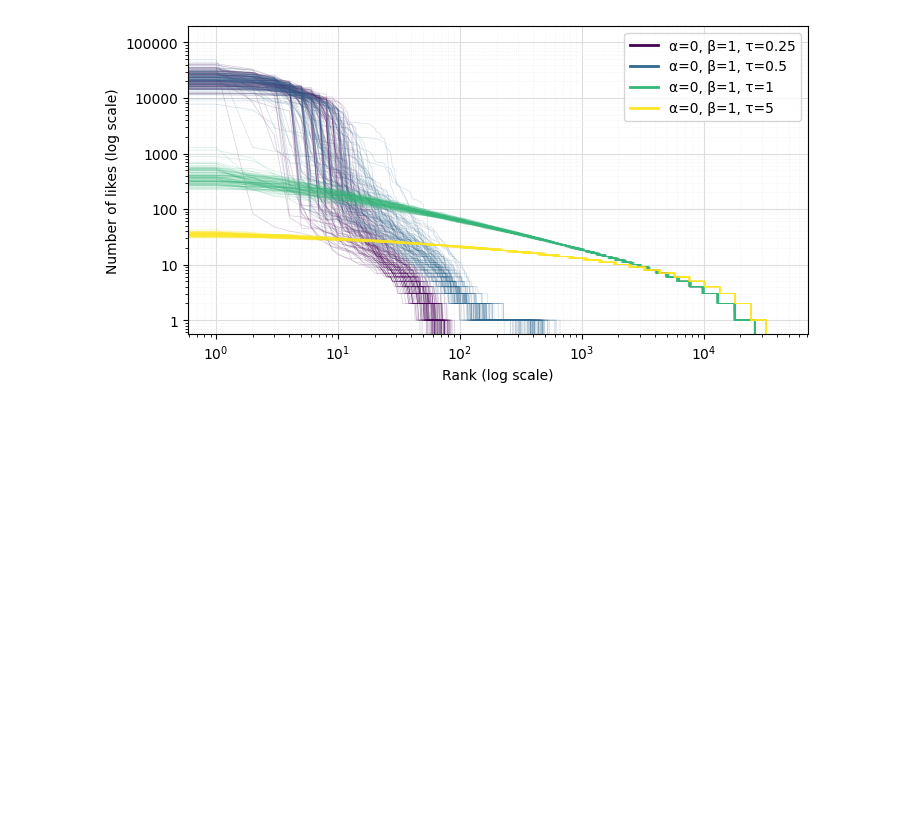
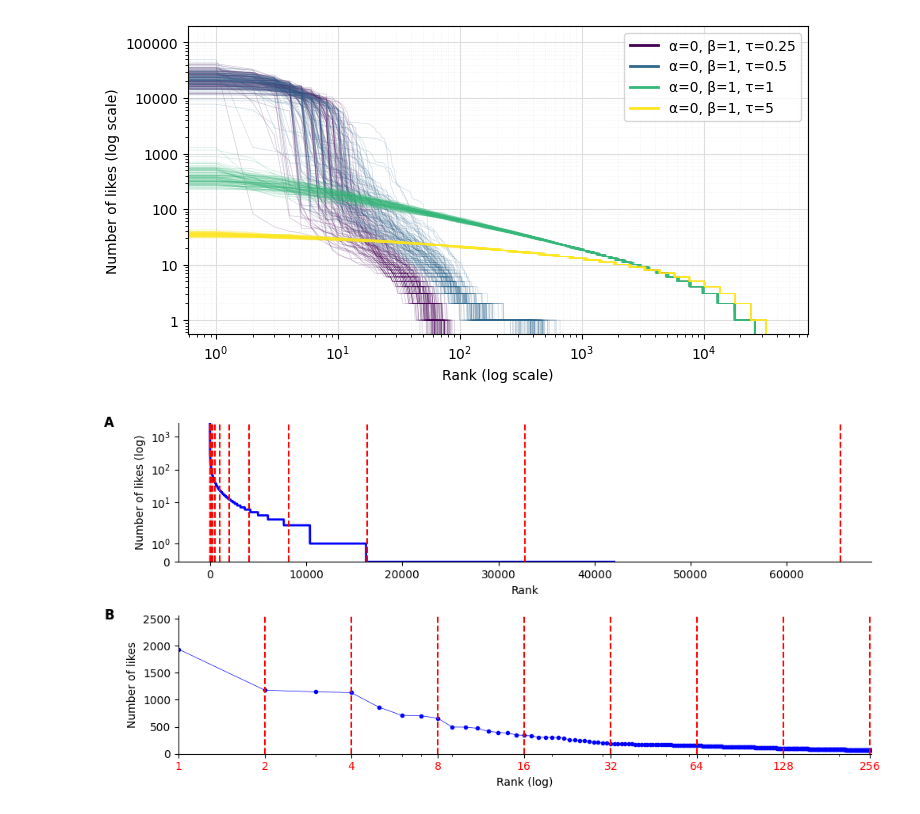
Before and after one commit to alexeykosh/2023-slovotvir-reuse-analysis, a Jupyter notebook: testing.ipynb, the cells around one changed output. Saved outputs shown, nothing was run; the diff lists cells and outputs as text; code cells hidden in the pictures; blank space fills up the shorter version.

```diff
--- a/testing.ipynb
+++ b/testing.ipynb
@@ -184,3 +191,44 @@ plt.savefig('figures/model_prior_tau.pdf', bbox_inches='tight')
 plt.show()
 # %% [output]
 [figure]
+# %%
+fake_dist = run_model_parallel([10], [1], [1], 1)
+fake_dist_bins = binning(fake_dist[0])
+# %%
+fig, axes = plt.subplots(2, 1, figsize=(10, 5))
+letter_subplots()
+
+# First subplot
+axes[0].plot(fake_dist[0], color='blue', linewidth=2, )
+axes[0].grid(False)
+# add vertical lines at powers of 2
+for i in range(1, 17):
+    axes[0].axvline(2 ** i, color="red", linestyle="--", alpha=1)
+# plt.text(2 ** i - 1, 10^4, str(fake_dist_bins[i-1]), rotation=90)
+axes[0].set_yscale("symlog", base=10)
+axes[0].set_ylim(0, None)
+# make a black square around the zone 0-200
+axes[0].axvspan(0, 200, color='black', alpha=0.1)
+axes[0].set_ylabel("Number of likes (log)")
+axes[0].set_xlabel("Rank")
+
+# Second subplot
+axes[1].plot(fake_dist[0], color='blue', linewidth=0.5, marker='o', markersize=3)
+axes[1].set_xlim(1, 2**8 + 4)
+axes[1].grid(False)
+axes[1].set_ylim(0, None)
+axes[1].set_xscale("log")
+for i in range(1, 9):
+    axes[1].axvline(2 ** i, color="red", linestyle="--", alpha=1)
+axes[1].set_xticks([2 ** i for i in range(9)])
+axes[1].set_xticklabels([f'${2**i}$' for i in range(9)], color='red')
+axes[1].set_ylabel("Number of likes")
+axes[1].set_xlabel("Rank (log)")
+
+sns.despine()
+plt.tight_layout()
+
+plt.savefig("figures/likes_bin.pdf", bbox_inches='tight')
+plt.show()
+# %% [output]
+[figure, added]
```
Also changed, not shown: parts of 4 cells of this notebook, 1 other file.
